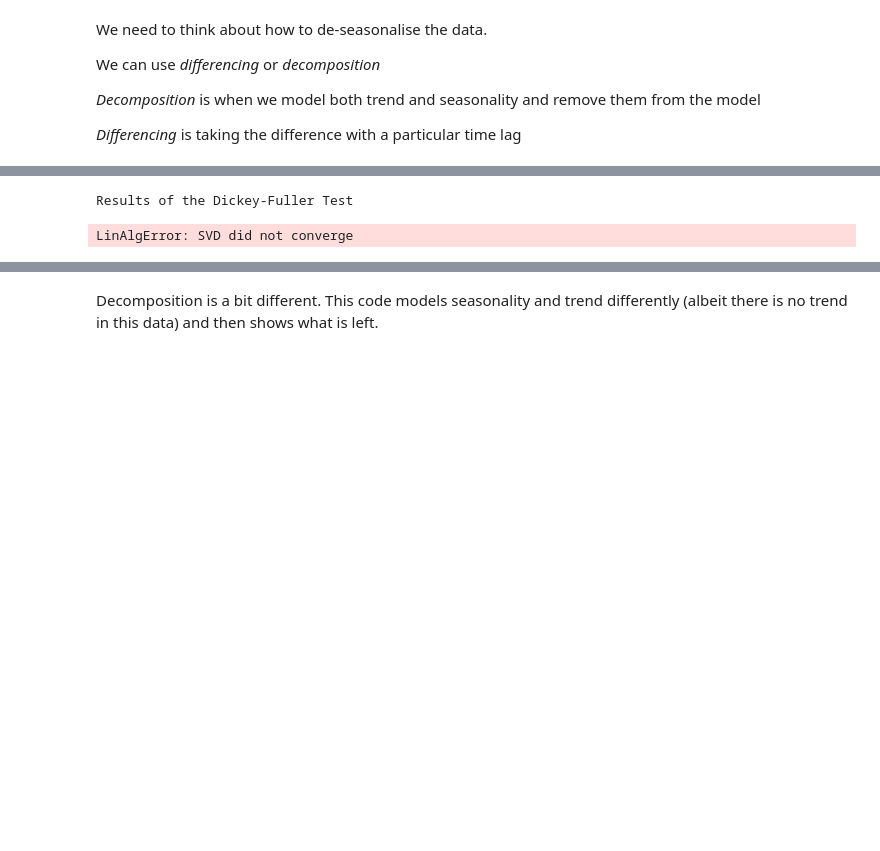
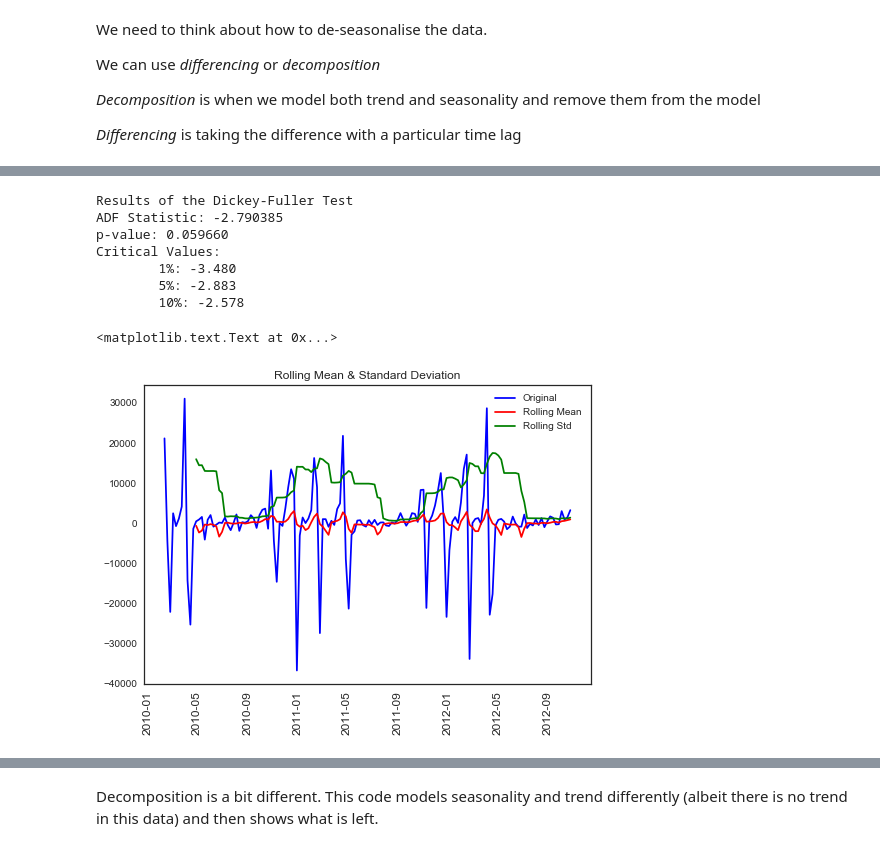
Before and after one commit to jendmurphy/Data-and-Environment---assessment, a Jupyter notebook: Data and their environment - Retail Sales Forecasting.ipynb, the cells around one changed output, grey strips where cells are left out. Cells and saved outputs as stored; diff of their text form; code cells hidden in the pictures; blank space fills up the shorter version.

```diff
--- a/Data and their environment - Retail Sales Forecasting.ipynb
+++ b/Data and their environment - Retail Sales Forecasting.ipynb
@@ -394,23 +408,42 @@ Then calculate the statistics - for some reason this isnt working just now.  Try
 # %%
-CANT GET THIS TO WORK
-
 print('Results of the Dickey-Fuller Test')
 
-
-
 #  Calculate the dicky fuller statistics
-
 from statsmodels.tsa.stattools import adfuller  #  additional functionality
 
 # Set up the values as a series, calculate the statistics
+tsdiff.dropna(inplace=True)
 y = tsdiff['Weekly_Sales'].values
 result = adfuller(y)
 
-#print('ADF Statistic: %f' % result[0])
-#print('p-value: %f' % result[1])
-#print('Critical Values:')
-#for key, value in result[4].items():
- #   print('\t%s: %.3f' % (key, value))
+print('ADF Statistic: %f' % result[0])
+print('p-value: %f' % result[1])
+print('Critical Values:')
+for key, value in result[4].items():
+    print('\t%s: %.3f' % (key, value))
 # %% [output]
 Results of the Dickey-Fuller Test
+ADF Statistic: -2.790385
+p-value: 0.059660
+Critical Values:
+        1%: -3.480
+        5%: -2.883
+        10%: -2.578
-LinAlgError: SVD did not converge
+# %%
+# Try another differencing technique - pandas series.diff() function
+tsdiff=ts.diff()
+
+#  Determing rolling statistics
+rolmean = tsdiff.rolling(window=12,center=False).mean()
+rolstd = tsdiff.rolling(window=12,center=False).std()
+
+#  Plot rolling statistics:
+orig = plt.plot(tsdiff, color='blue',label='Original')
+mean = plt.plot(rolmean, color='red', label='Rolling Mean')
+std = plt.plot(rolstd, color='green', label = 'Rolling Std')
+plt.legend(loc='best')
+plt.xticks(rotation = 90, fontsize = 12)
+plt.title('Rolling Mean & Standard Deviation')
+# %% [output]
+<matplotlib.text.Text at 0x...>
+[figure, added]
```
Also changed, not shown: parts of 18 cells of this notebook, 2 other files.
